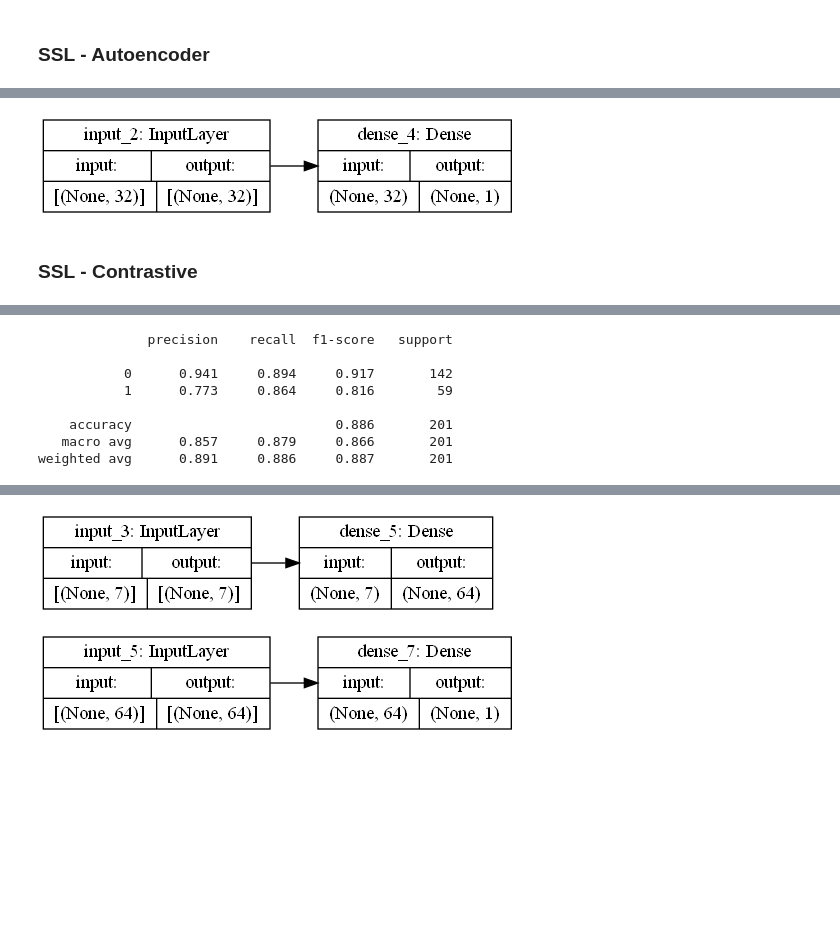
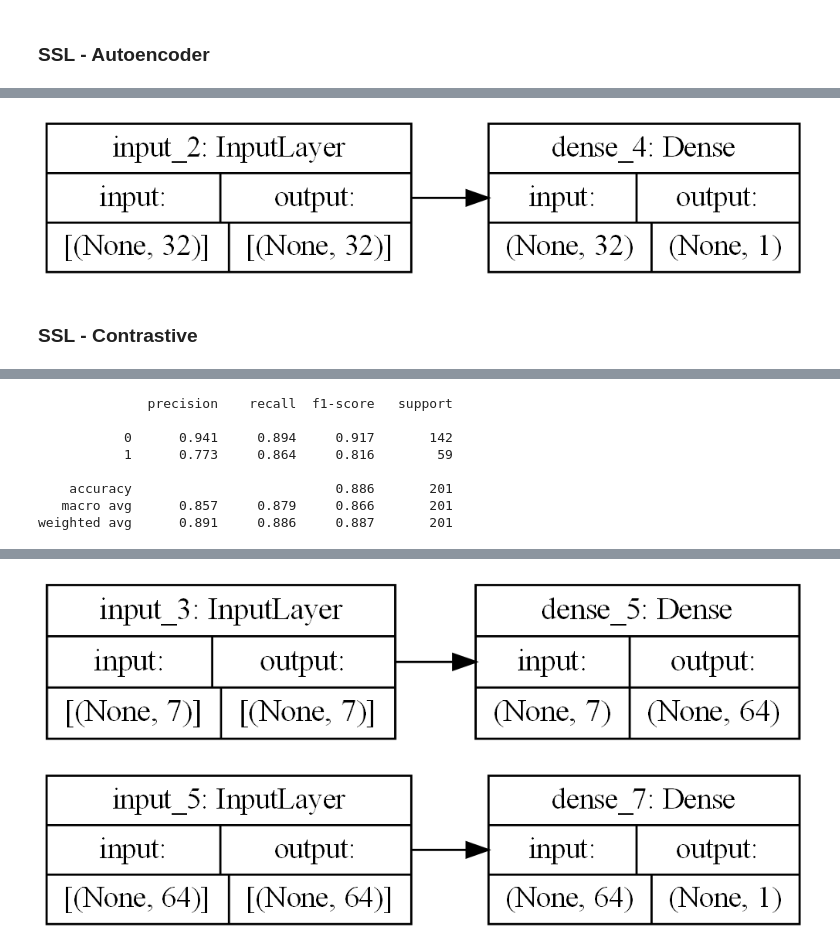
Before and after one commit to abhimanyu911/bcu-classification, a Jupyter notebook: plotting.ipynb, the cells around one changed output, grey strips where cells are left out. Cells and saved outputs as stored; diff of their text form; code cells hidden in the pictures; blank space fills up the shorter version.

Commit message:
added prediction file, larger plots, app changes

```diff
--- a/plotting.ipynb
+++ b/plotting.ipynb
@@ -3,6 +3,8 @@ from utils import *
 from sklearn.metrics import roc_curve, roc_auc_score,classification_report
 from sklearn.metrics import confusion_matrix, ConfusionMatrixDisplay
 sns.set(style="darkgrid")
+import matplotlib.pyplot as plt
+plt.rcParams["figure.dpi"] = 150
 # %%
 set_seed(0)
 # %% [output]
@@ -349,10 +351,10 @@ tf.keras.utils.plot_model(
     show_layer_names=True,
     rankdir="LR",
     expand_nested=False,
-    dpi=96
+    dpi=200
 )
 # %% [output]
-[figure, old version]
+[figure, new version]
 # %% [markdown]
 ### SSL - Contrastive
 # %%
@@ -431,6 +433,6 @@ tf.keras.utils.plot_model(
     show_layer_names=True,
     rankdir="LR",
     expand_nested=False,
-    dpi=96
+    dpi=200
 )
 # %% [output]
@@ -441,15 +443,15 @@ tf.keras.utils.plot_model(
 [figure]
               precision    recall  f1-score   support
 
            0      0.941     0.894     0.917       142
            1      0.773     0.864     0.816        59
 
     accuracy                          0.886       201
    macro avg      0.857     0.879     0.866       201
 weighted avg      0.891     0.886     0.887       201
 [figure]
 [figure]
-[figure, old version]
+[figure, new version]
 # %%
 tf.keras.utils.plot_model(
     classification_model,
@@ -459,7 +461,7 @@ tf.keras.utils.plot_model(
     show_layer_names=True,
     rankdir="LR",
     expand_nested=False,
-    dpi=96
+    dpi=200
 )
 # %% [output]
-[figure, old version]
+[figure, new version]
```
Also changed, not shown: parts of 6 cells of this notebook, 4 other files.
